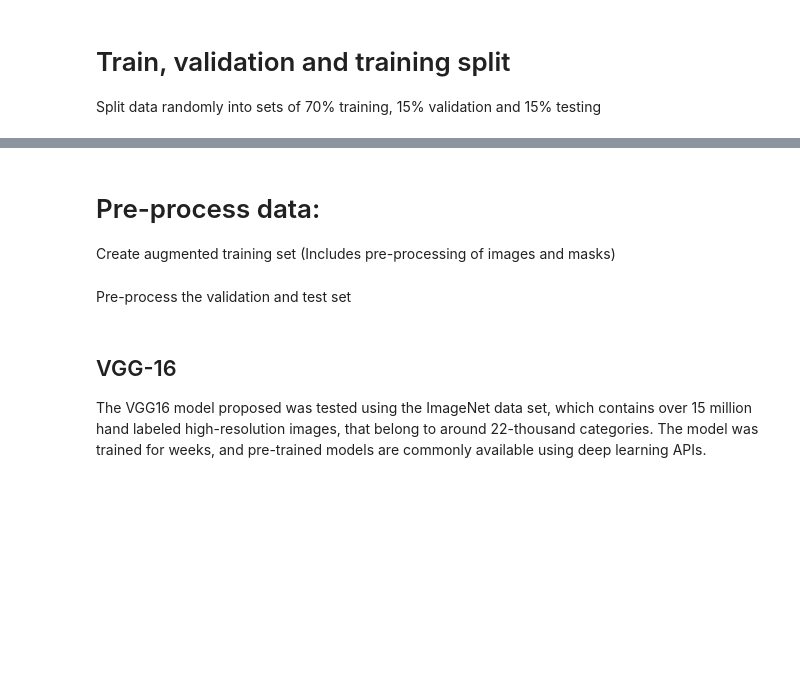
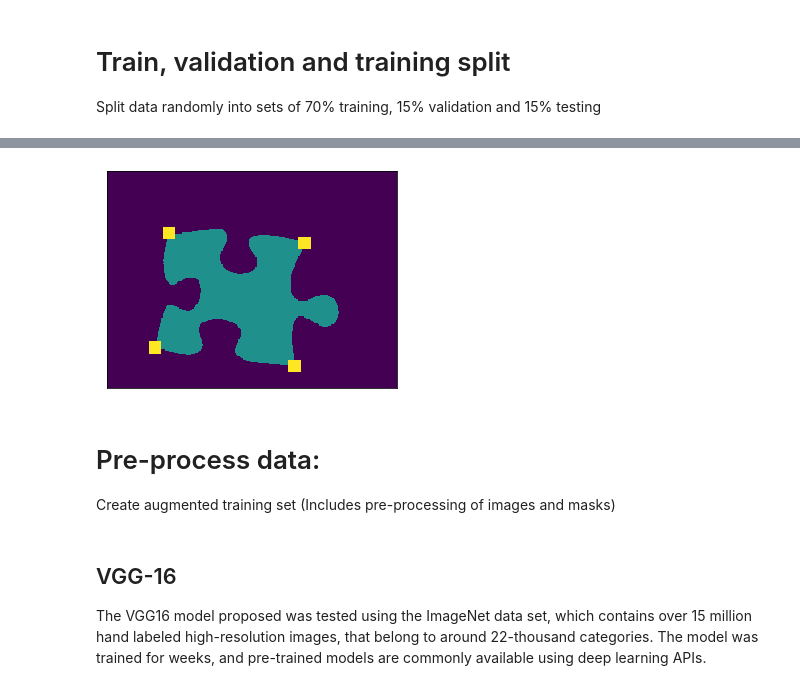
Before and after one commit to Pieter-Cawood/Image-segmentation, a Jupyter notebook: 2. UNet/UNet.ipynb, the cells around one changed output, grey strips where cells are left out. Cells and saved outputs as stored; diff of their text form; code cells hidden in the pictures; blank space fills up the shorter version.

```diff
--- a/2. UNet/UNet.ipynb
+++ b/2. UNet/UNet.ipynb
@@ -120,3 +182,7 @@ test_images, test_masks, test_corners = data_utils.train_test_split(DATA_IMGS, D
+# %%
+show_image(train_masks_corners[3])
+# %% [output]
+[figure, added]
 # %% [markdown]
 # Pre-process data:
 Create augmented training set (Includes pre-processing of images and masks)
@@ -131,2 +188,0 @@ for train_image, train_mask in zip(train_images, train_masks):
-# %% [markdown]
-Pre-process the validation and test set
```
Also changed, not shown: parts of 34 cells of this notebook.
